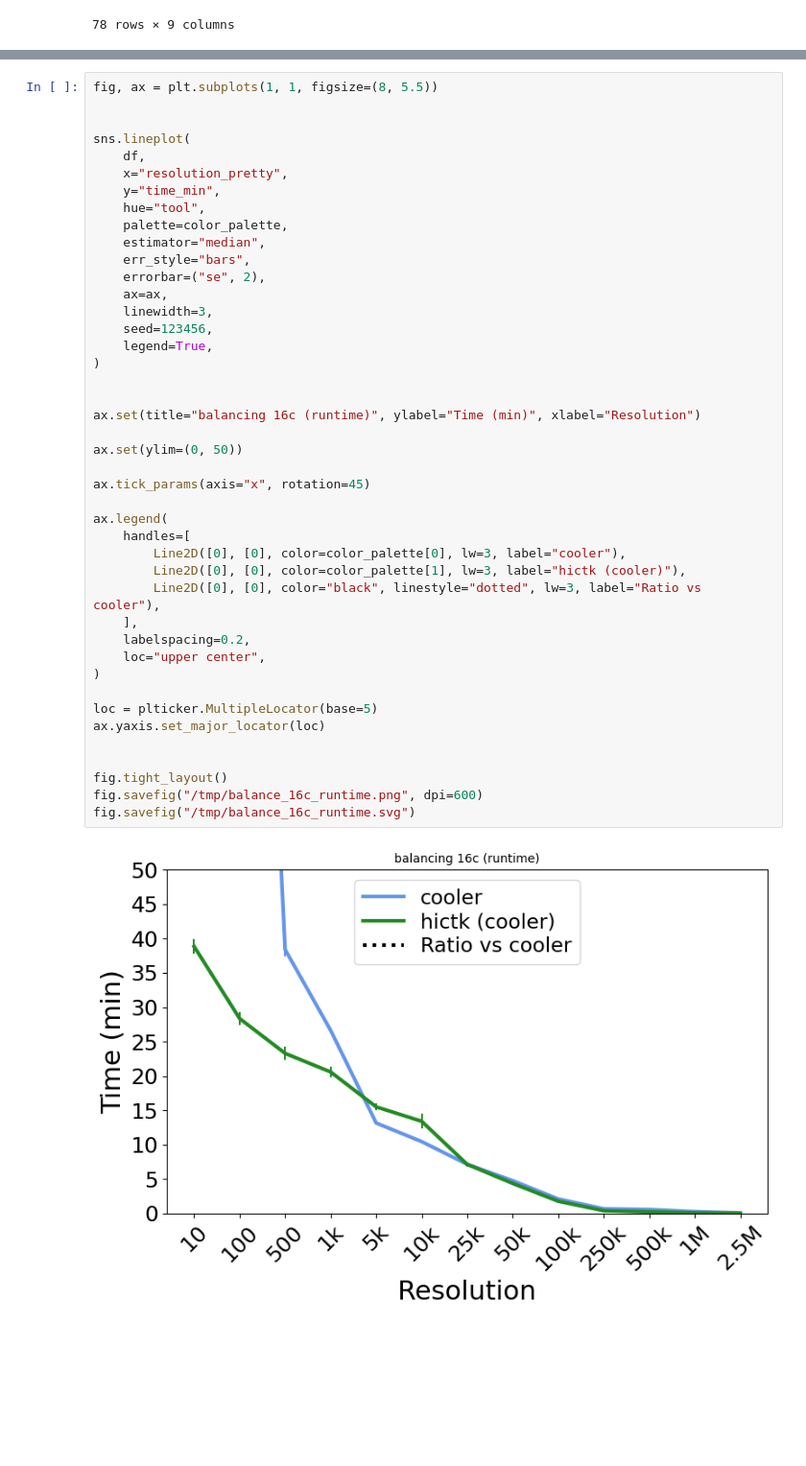
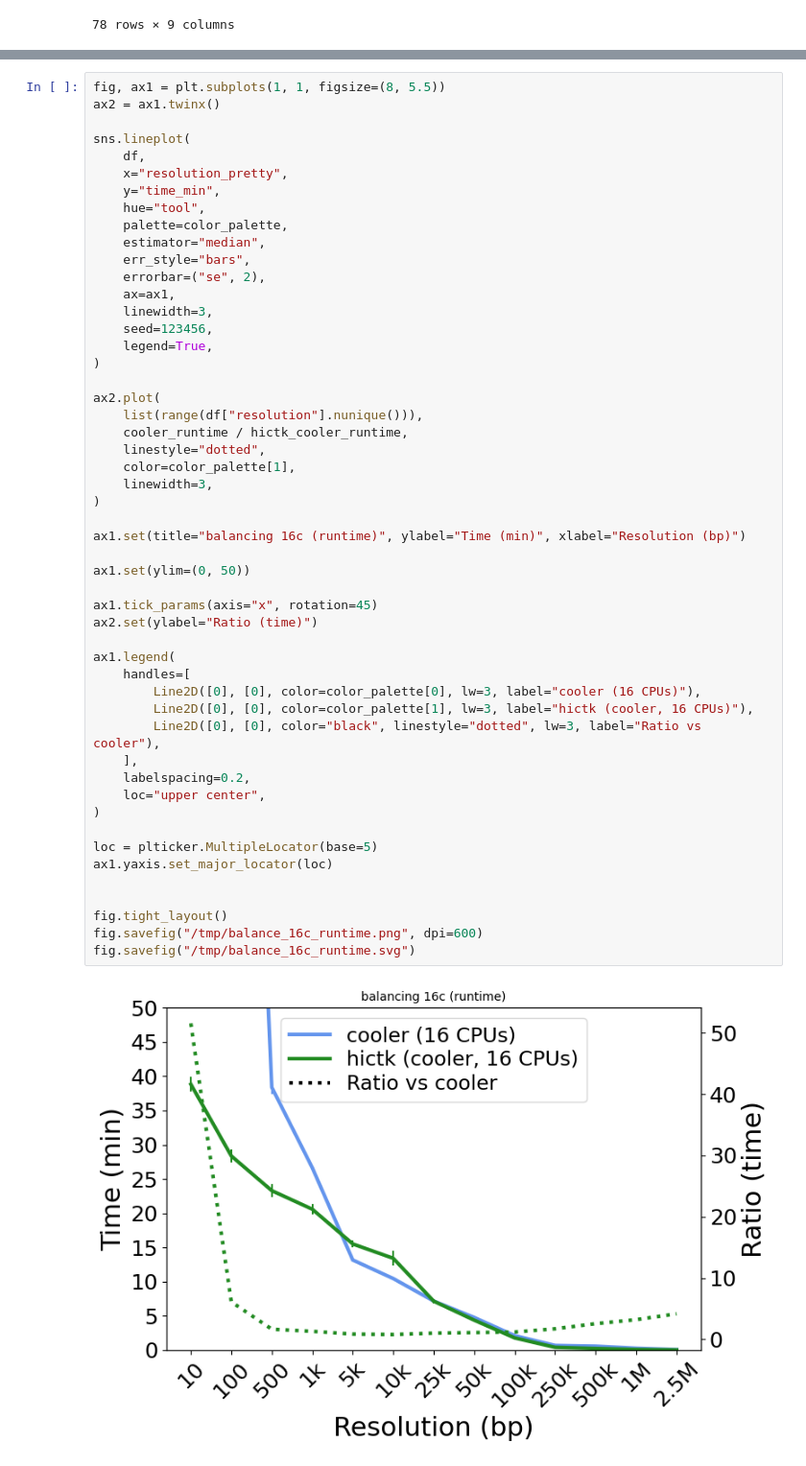
Before and after one commit to paulsengroup/2023-hictk-paper, a Jupyter notebook: bin/plotting/plot_balance_16c_benchmarks.ipynb, the cells around one changed output, grey strips where cells are left out. Shown at 96% size. Drawn from its saved outputs; the diff is of its cells as text; blank space fills up the shorter version.

Commit message:
Update notebooks for plotting

```diff
--- a/bin/plotting/plot_balance_16c_benchmarks.ipynb
+++ b/bin/plotting/plot_balance_16c_benchmarks.ipynb
@@ -84,46 +78,54 @@ cooler_runtime / hictk_cooler_runtime,
 # %%
-fig, ax = plt.subplots(1, 1, figsize=(8, 5.5))
-
+fig, ax1 = plt.subplots(1, 1, figsize=(8, 5.5))
+ax2 = ax1.twinx()
 
 sns.lineplot(
     df,
     x="resolution_pretty",
     y="time_min",
     hue="tool",
     palette=color_palette,
     estimator="median",
     err_style="bars",
     errorbar=("se", 2),
-    ax=ax,
+    ax=ax1,
     linewidth=3,
     seed=123456,
     legend=True,
 )
 
+ax2.plot(
+    list(range(df["resolution"].nunique())),
+    cooler_runtime / hictk_cooler_runtime,
+    linestyle="dotted",
+    color=color_palette[1],
+    linewidth=3,
+)
 
-ax.set(title="balancing 16c (runtime)", ylabel="Time (min)", xlabel="Resolution")
+ax1.set(title="balancing 16c (runtime)", ylabel="Time (min)", xlabel="Resolution (bp)")
 
-ax.set(ylim=(0, 50))
+ax1.set(ylim=(0, 50))
 
-ax.tick_params(axis="x", rotation=45)
+ax1.tick_params(axis="x", rotation=45)
+ax2.set(ylabel="Ratio (time)")
 
-ax.legend(
+ax1.legend(
     handles=[
-        Line2D([0], [0], color=color_palette[0], lw=3, label="cooler"),
-        Line2D([0], [0], color=color_palette[1], lw=3, label="hictk (cooler)"),
+        Line2D([0], [0], color=color_palette[0], lw=3, label="cooler (16 CPUs)"),
+        Line2D([0], [0], color=color_palette[1], lw=3, label="hictk (cooler, 16 CPUs)"),
         Line2D([0], [0], color="black", linestyle="dotted", lw=3, label="Ratio vs cooler"),
     ],
     labelspacing=0.2,
     loc="upper center",
 )
 
 loc = plticker.MultipleLocator(base=5)
-ax.yaxis.set_major_locator(loc)
+ax1.yaxis.set_major_locator(loc)
 
 
 fig.tight_layout()
 fig.savefig("/tmp/balance_16c_runtime.png", dpi=600)
 fig.savefig("/tmp/balance_16c_runtime.svg")
 # %% [output]
-[figure, old version]
+[figure, new version]
 # %%
```
Also changed, not shown: parts of 2 cells of this notebook, 7 other files.
